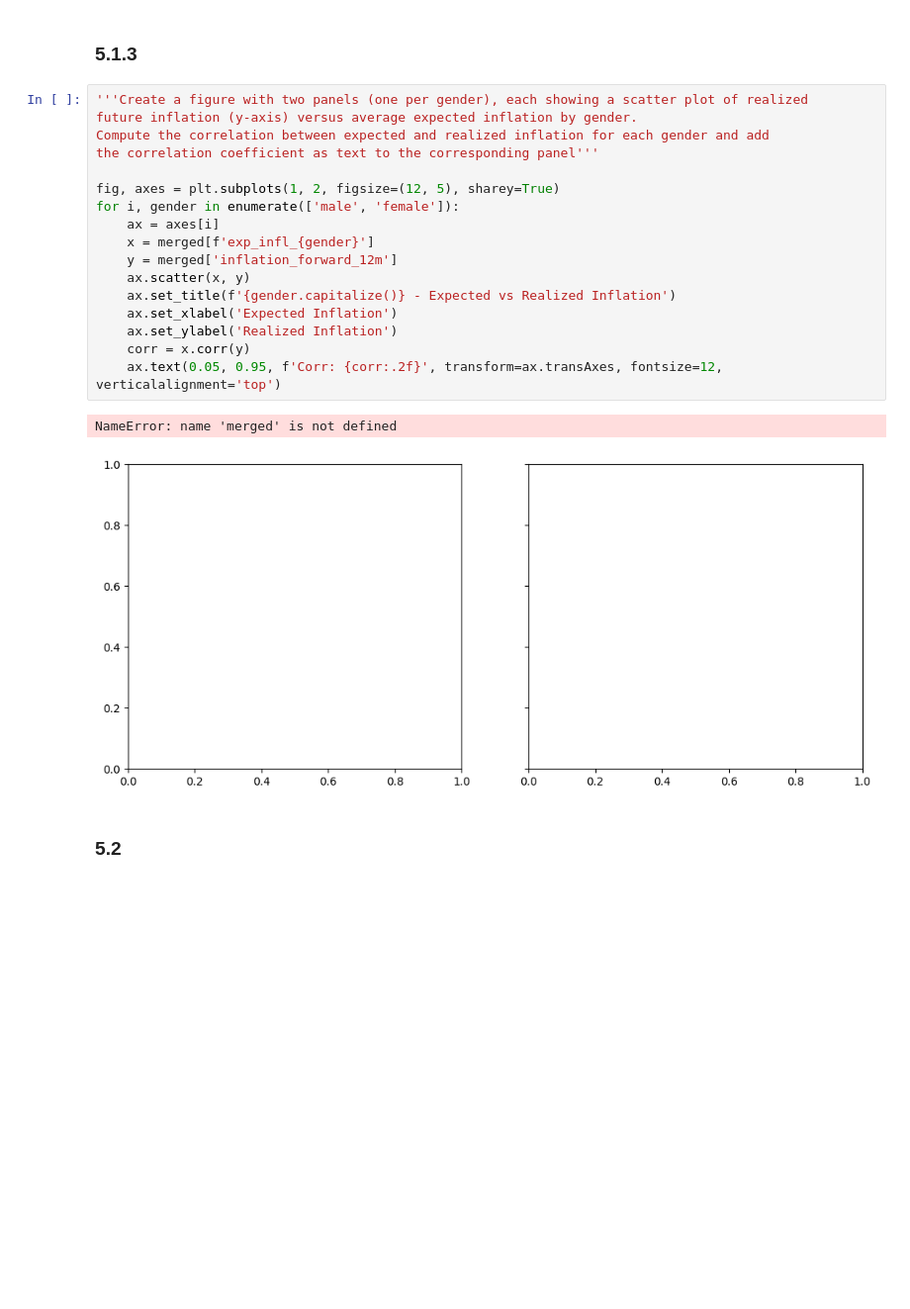
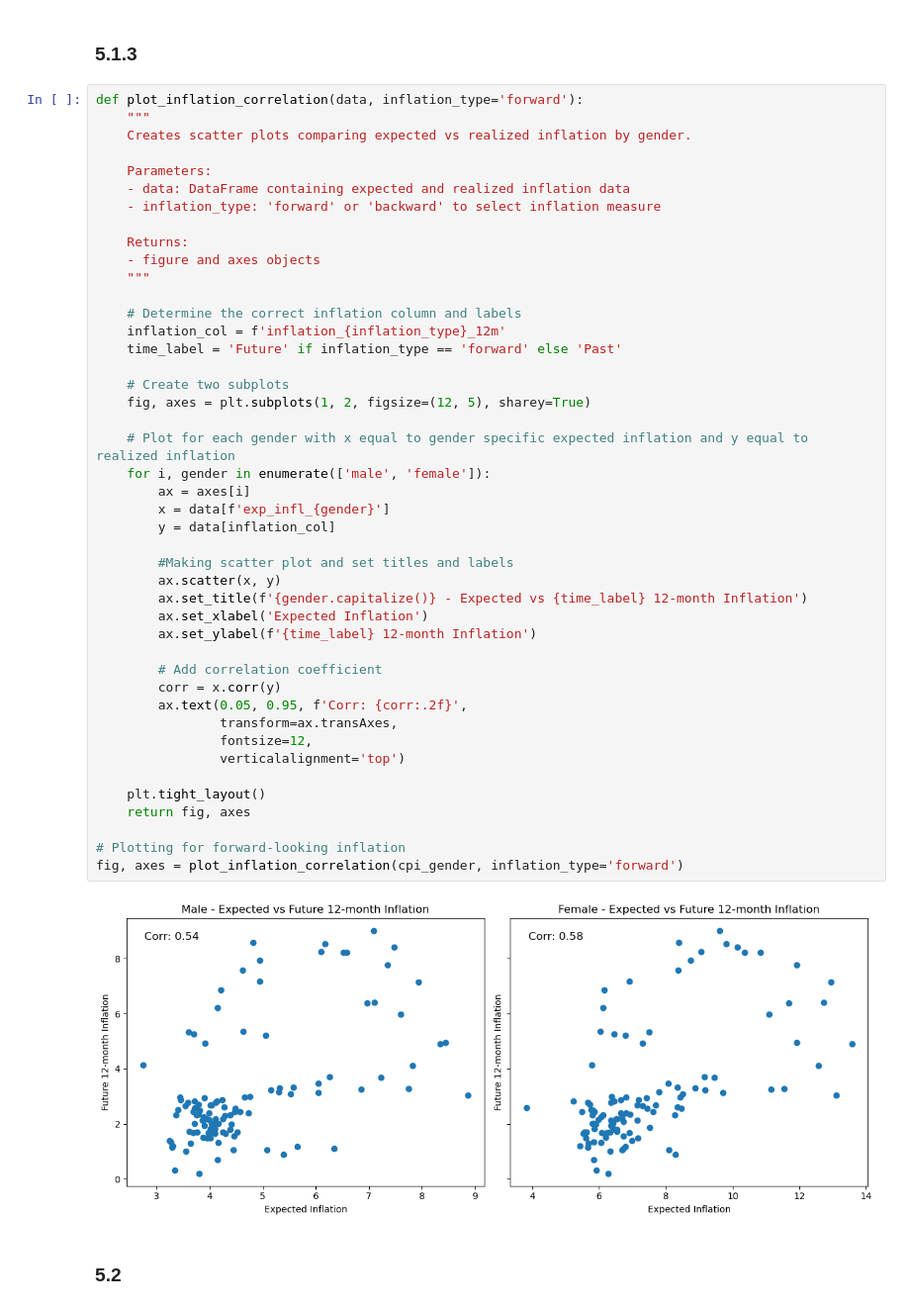
Before and after one commit to OliverNilsen04/TECH2-H25-Term-project, a Jupyter notebook: TermPaper.ipynb, the cells around one changed output. Shown at 99% size. Saved outputs shown, nothing was run; the diff lists cells and outputs as text; blank space fills up the shorter version.

```diff
--- a/TermPaper.ipynb
+++ b/TermPaper.ipynb
@@ -498,25 +515,51 @@ cpi_gender
 # %% [markdown]
 ### 5.1.3
 # %%
-'''Create a figure with two panels (one per gender), each showing a scatter plot of realized
-future inflation (y-axis) versus average expected inflation by gender.
-Compute the correlation between expected and realized inflation for each gender and add
-the correlation coefficient as text to the corresponding panel'''
+def plot_inflation_correlation(data, inflation_type='forward'):
+    """
+    Creates scatter plots comparing expected vs realized inflation by gender.
 
-fig, axes = plt.subplots(1, 2, figsize=(12, 5), sharey=True)
-for i, gender in enumerate(['male', 'female']):
-    ax = axes[i]
-    x = merged[f'exp_infl_{gender}']
-    y = merged['inflation_forward_12m']
-    ax.scatter(x, y)
-    ax.set_title(f'{gender.capitalize()} - Expected vs Realized Inflation')
-    ax.set_xlabel('Expected Inflation')
-    ax.set_ylabel('Realized Inflation')
-    corr = x.corr(y)
-    ax.text(0.05, 0.95, f'Corr: {corr:.2f}', transform=ax.transAxes, fontsize=12, verticalalignment='top')
+    Parameters:
+    - data: DataFrame containing expected and realized inflation data
+    - inflation_type: 'forward' or 'backward' to select inflation measure
+
+    Returns:
+    - figure and axes objects
+    """
+
+    # Determine the correct inflation column and labels
+    inflation_col = f'inflation_{inflation_type}_12m'
+    time_label = 'Future' if inflation_type == 'forward' else 'Past'
+
+    # Create two subplots
+    fig, axes = plt.subplots(1, 2, figsize=(12, 5), sharey=True)
+
+    # Plot for each gender with x equal to gender specific expected inflation and y equal to realized inflation
+    for i, gender in enumerate(['male', 'female']):
+        ax = axes[i]
+        x = data[f'exp_infl_{gender}']
+        y = data[inflation_col]
+
+        #Making scatter plot and set titles and labels
+        ax.scatter(x, y)
+        ax.set_title(f'{gender.capitalize()} - Expected vs {time_label} 12-month Inflation')
+        ax.set_xlabel('Expected Inflation')
+        ax.set_ylabel(f'{time_label} 12-month Inflation')
+
+        # Add correlation coefficient
+        corr = x.corr(y)
+        ax.text(0.05, 0.95, f'Corr: {corr:.2f}',
+                transform=ax.transAxes,
+                fontsize=12,
+                verticalalignment='top')
+
+    plt.tight_layout()
+    return fig, axes
+
+# Plotting for forward-looking inflation
+fig, axes = plot_inflation_correlation(cpi_gender, inflation_type='forward')
 # %% [output]
-NameError: name 'merged' is not defined
-[figure, old version]
+[figure, new version]
 # %% [markdown]
 ### 5.2
 # %%
```
Also changed, not shown: parts of 4 cells of this notebook, 1 other file.
